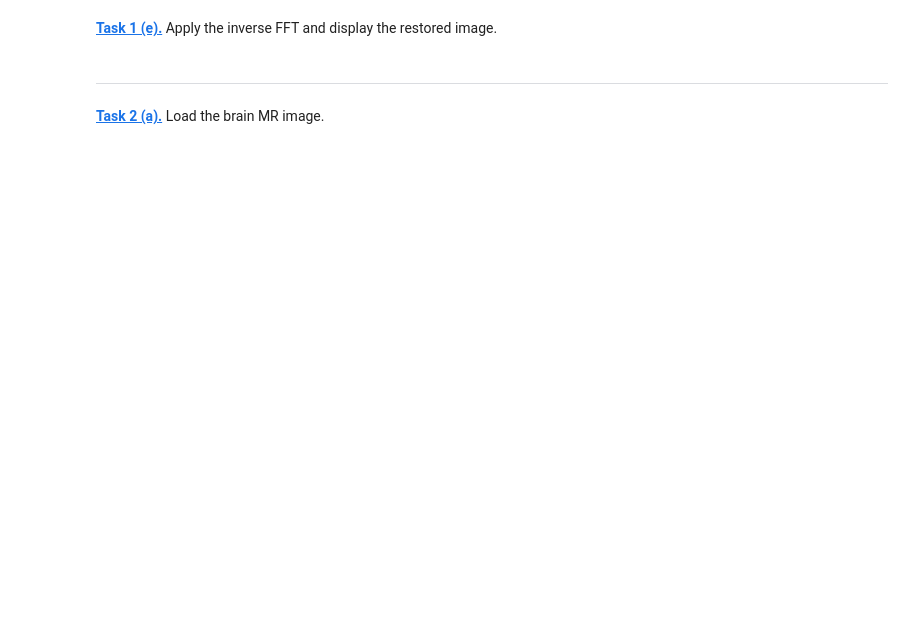
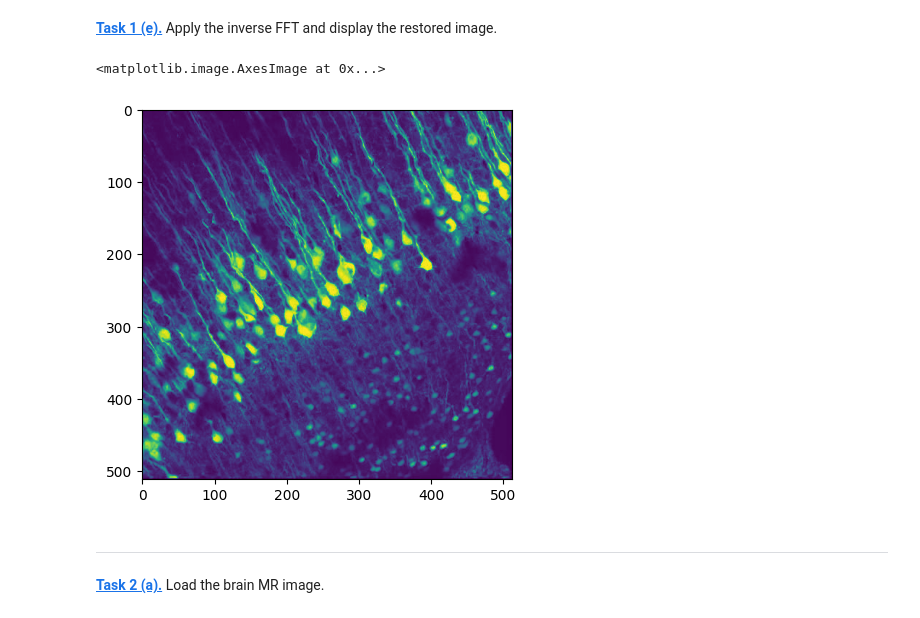
Before and after one commit to mertsoylemezova/mobifs5-python, a Jupyter notebook: fourier.ipynb, the cells around one changed output. Drawn from its saved outputs; the diff is of its cells as text; code cells hidden in the pictures; blank space fills up the shorter version.

```diff
--- a/fourier.ipynb
+++ b/fourier.ipynb
@@ -24,5 +59,11 @@ plt.imshow(phase, 'gray')
 # %% [markdown]
 **[Task 1 (e).]()** Apply the inverse FFT and display the restored image.
+# %%
+restored = np.fft.ifft2 (np.fft.ifftshift (cell_ft_2)).real
+plt.imshow (restored)
+# %% [output]
+<matplotlib.image.AxesImage at 0x...>
+[figure, added]
 # %% [markdown]
 ---
 # %% [markdown]
```
Also changed, not shown: parts of 5 cells of this notebook.
